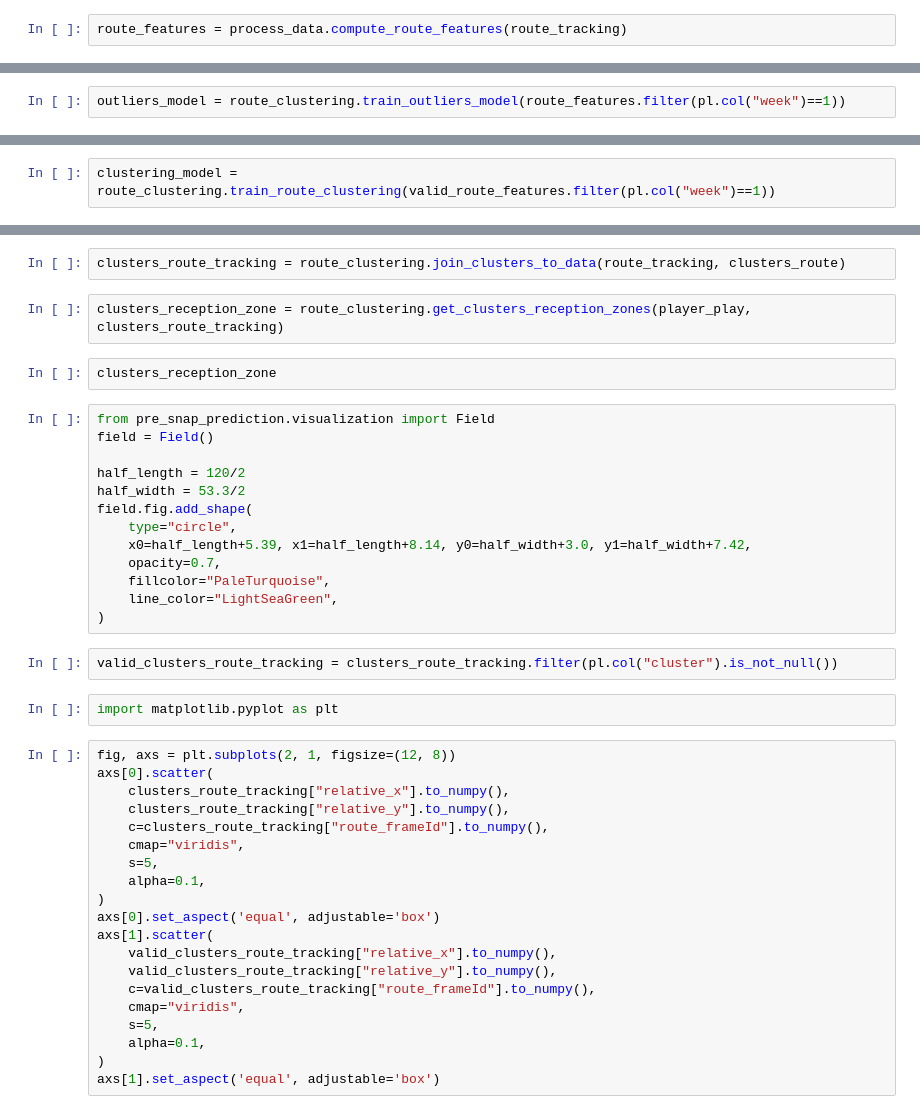
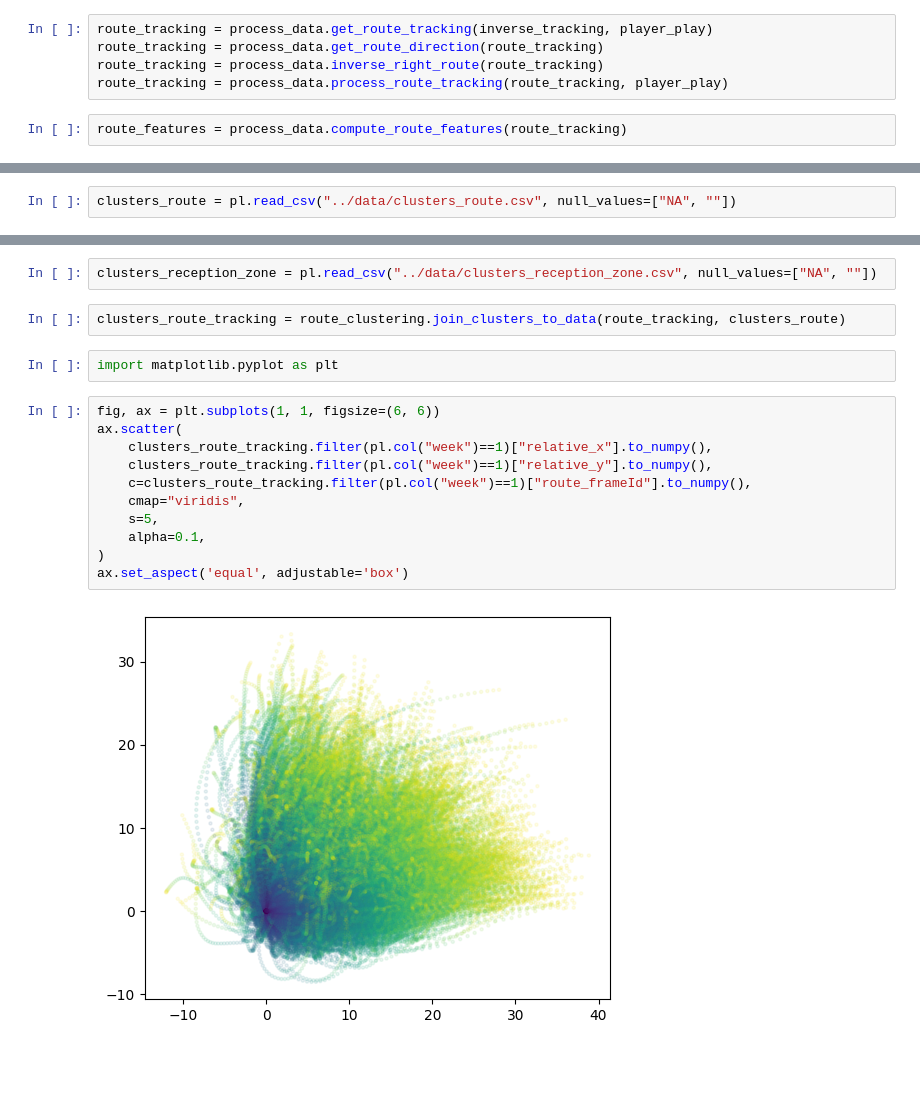
Before and after one commit to MLecardonnel/PreSnapPrediction, a Jupyter notebook: notebooks/route_clustering.ipynb, the cells around one changed output, grey strips where cells are left out. Saved outputs shown, nothing was run; the diff lists cells and outputs as text; blank space fills up the shorter version.

Commit message:
Route clusters figure.

```diff
--- a/notebooks/route_clustering.ipynb
+++ b/notebooks/route_clustering.ipynb
@@ -19,2 +11,7 @@ route_tracking = process_data.process_route_tracking(route_tracking)
+# %%
+route_tracking = process_data.get_route_tracking(inverse_tracking, player_play)
+route_tracking = process_data.get_route_direction(route_tracking)
+route_tracking = process_data.inverse_right_route(route_tracking)
+route_tracking = process_data.process_route_tracking(route_tracking, player_play)
 # %%
 route_features = process_data.compute_route_features(route_tracking)
@@ -23,2 +17,0 @@ route_features
-# %%
-outliers_model = route_clustering.train_outliers_model(route_features.filter(pl.col("week")==1))
@@ -29,2 +17,0 @@ valid_route_features = route_clustering.remove_outliers(outliers_route)
-# %%
-clustering_model = route_clustering.train_route_clustering(valid_route_features.filter(pl.col("week")==1))
@@ -36,0 +18,2 @@ route_mode
+# %%
+clusters_route = pl.read_csv("../data/clusters_route.csv", null_values=["NA", ""])
@@ -37,45 +22,21 @@ route_mode
+# %%
+clusters_reception_zone = pl.read_csv("../data/clusters_reception_zone.csv", null_values=["NA", ""])
 # %%
 clusters_route_tracking = route_clustering.join_clusters_to_data(route_tracking, clusters_route)
-# %%
-clusters_reception_zone = route_clustering.get_clusters_reception_zones(player_play, clusters_route_tracking)
-# %%
-clusters_reception_zone
-# %%
-from pre_snap_prediction.visualization import Field
-field = Field()
-
-half_length = 120/2
-half_width = 53.3/2
-field.fig.add_shape(
-    type="circle",
-    x0=half_length+5.39, x1=half_length+8.14, y0=half_width+3.0, y1=half_width+7.42,
-    opacity=0.7,
-    fillcolor="PaleTurquoise",
-    line_color="LightSeaGreen",
-)
-# %%
-valid_clusters_route_tracking = clusters_route_tracking.filter(pl.col("cluster").is_not_null())
 # %%
 import matplotlib.pyplot as plt
 # %%
-fig, axs = plt.subplots(2, 1, figsize=(12, 8))
-axs[0].scatter(
-    clusters_route_tracking["relative_x"].to_numpy(),
-    clusters_route_tracking["relative_y"].to_numpy(),
-    c=clusters_route_tracking["route_frameId"].to_numpy(),
+fig, ax = plt.subplots(1, 1, figsize=(6, 6))
+ax.scatter(
+    clusters_route_tracking.filter(pl.col("week")==1)["relative_x"].to_numpy(),
+    clusters_route_tracking.filter(pl.col("week")==1)["relative_y"].to_numpy(),
+    c=clusters_route_tracking.filter(pl.col("week")==1)["route_frameId"].to_numpy(),
     cmap="viridis",
     s=5,
     alpha=0.1,
 )
-axs[0].set_aspect('equal', adjustable='box')
-axs[1].scatter(
-    valid_clusters_route_tracking["relative_x"].to_numpy(),
-    valid_clusters_route_tracking["relative_y"].to_numpy(),
-    c=valid_clusters_route_tracking["route_frameId"].to_numpy(),
-    cmap="viridis",
-    s=5,
-    alpha=0.1,
-)
-axs[1].set_aspect('equal', adjustable='box')
+ax.set_aspect('equal', adjustable='box')
+# %% [output]
+[figure, added]
 # %%
 clusters_count = clusters_route["cluster"].value_counts().sort("count", descending=True)
```
Also changed, not shown: parts of 14 cells of this notebook, 1 other file.
